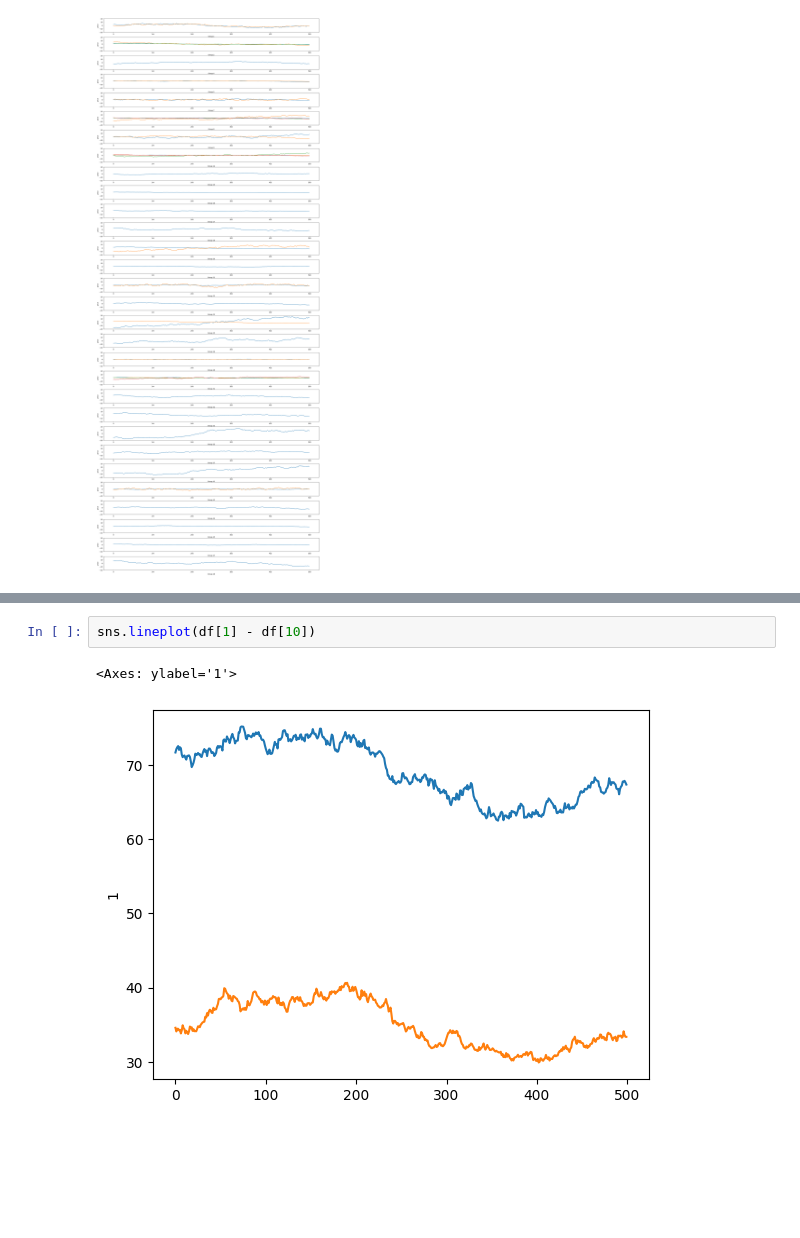
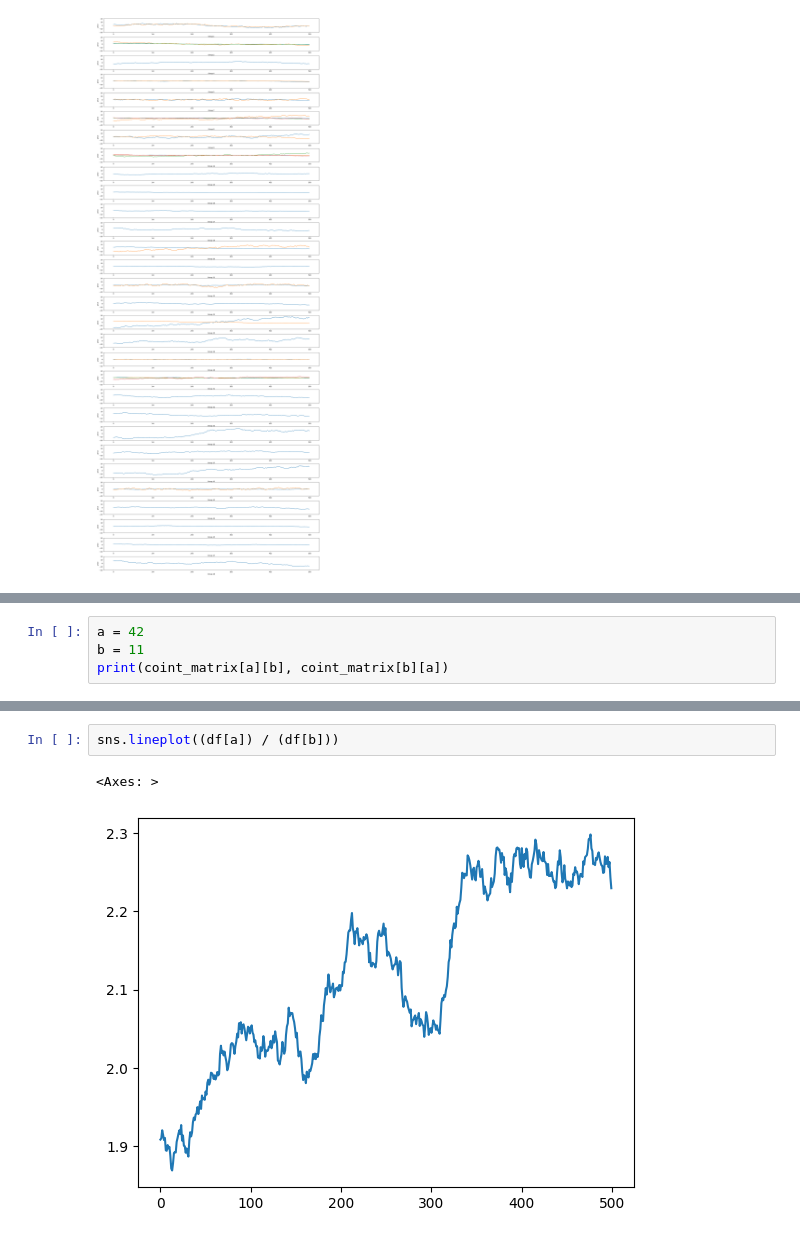
Before and after one commit to Troppydash/algothon, a Jupyter notebook: da/khang_data_analysis.ipynb, the cells around one changed output, grey strips where cells are left out. Saved outputs shown, nothing was run; the diff lists cells and outputs as text; blank space fills up the shorter version.

```diff
--- a/da/khang_data_analysis.ipynb
+++ b/da/khang_data_analysis.ipynb
@@ -150,0 +179,4 @@ for i in range(len(reps)):
+# %%
+a = 42
+b = 11
+print(coint_matrix[a][b], coint_matrix[b][a])
@@ -151,5 +191,5 @@ for i in range(len(reps)):
 # %%
-sns.lineplot(df[1] - df[10])
+sns.lineplot((df[a]) / (df[b]))
 # %% [output]
-<Axes: ylabel='1'>
+<Axes: >
-[figure, old version]
+[figure, new version]
```
Also changed, not shown: parts of 8 cells of this notebook, 4 other files.
